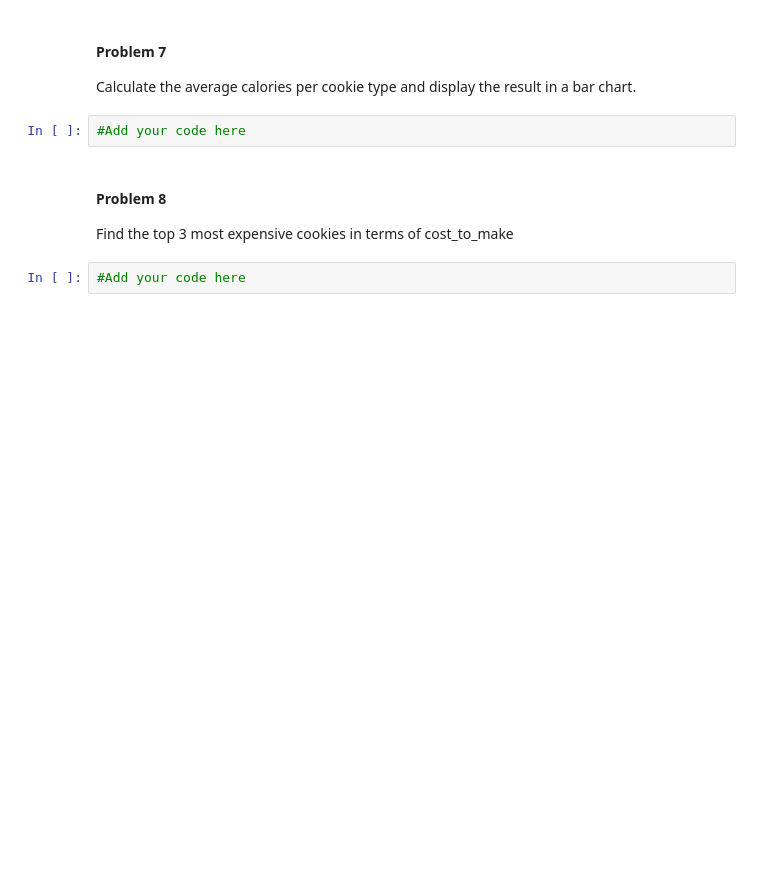
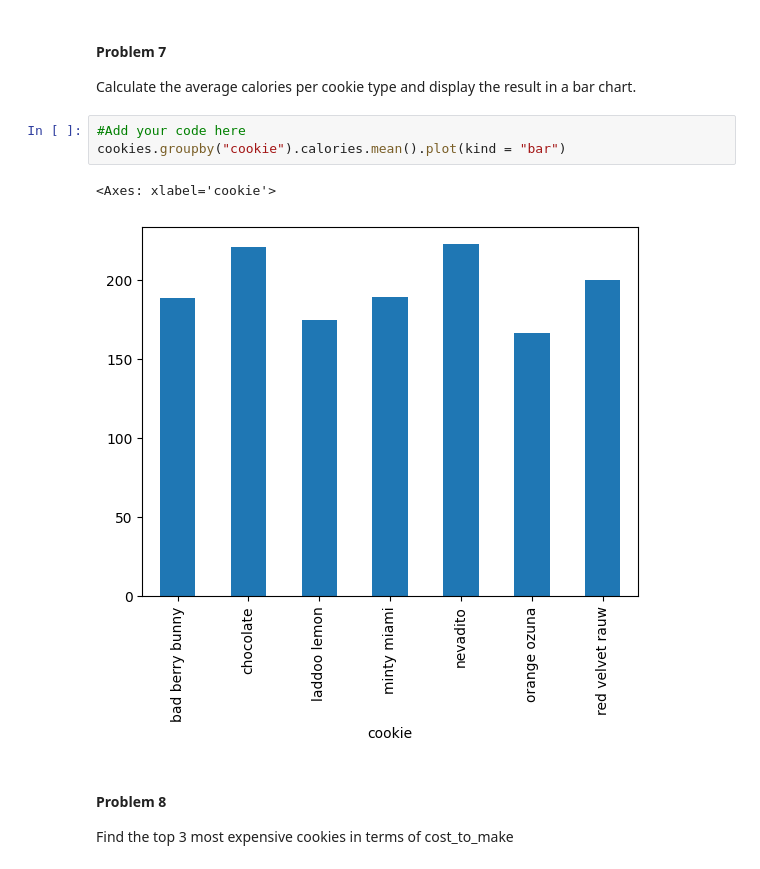
Before and after one commit to gallettilance/Data-Science-Fundamentals, a Jupyter notebook: labs/lab-02/lab02.ipynb, the cells around one changed output. Cells and saved outputs as stored; diff of their text form; blank space fills up the shorter version.

```diff
--- a/labs/lab-02/lab02.ipynb
+++ b/labs/lab-02/lab02.ipynb
@@ -339,9 +394,11 @@ Create a histogram of the `bad berry bunny`'s calories using the `plot()` functi
 Calculate the average calories per cookie type and display the result in a bar chart.
 # %%
 #Add your code here
+cookies.groupby("cookie").calories.mean().plot(kind = "bar")
+# %% [output]
+<Axes: xlabel='cookie'>
+[figure, added]
 # %% [markdown]
 #### Problem 8
 
 Find the top 3 most expensive cookies in terms of cost_to_make
-# %%
-#Add your code here
```
Also changed, not shown: parts of 23 cells of this notebook.
